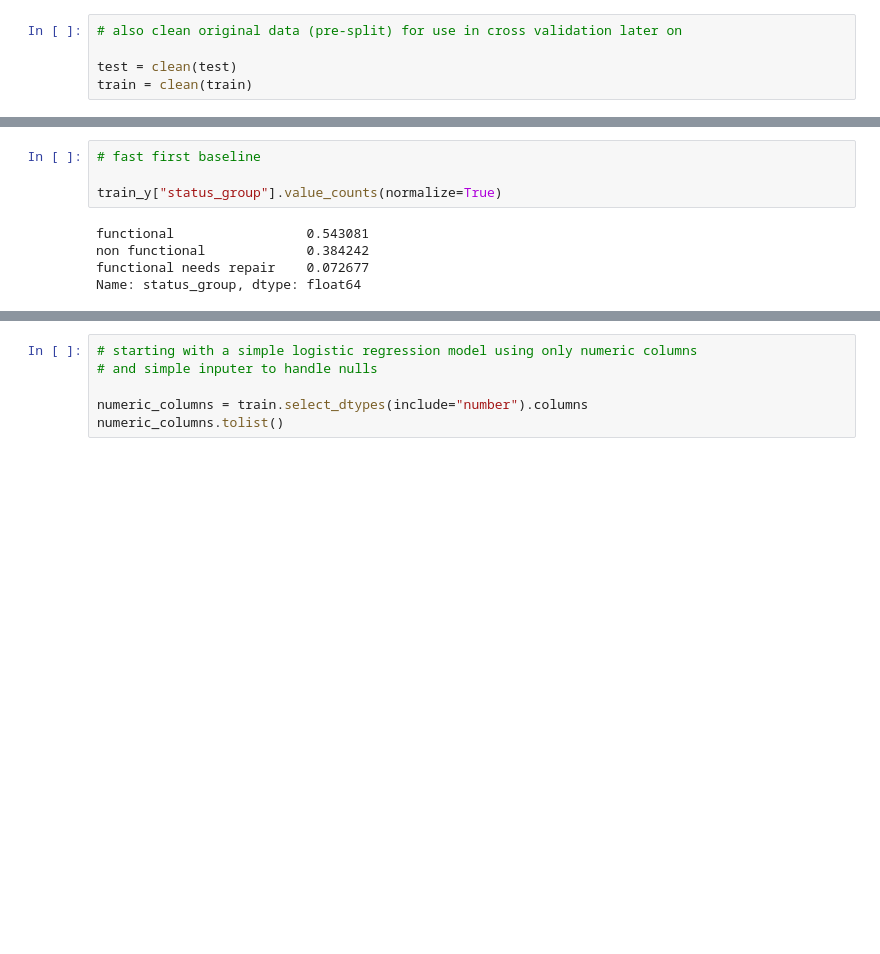
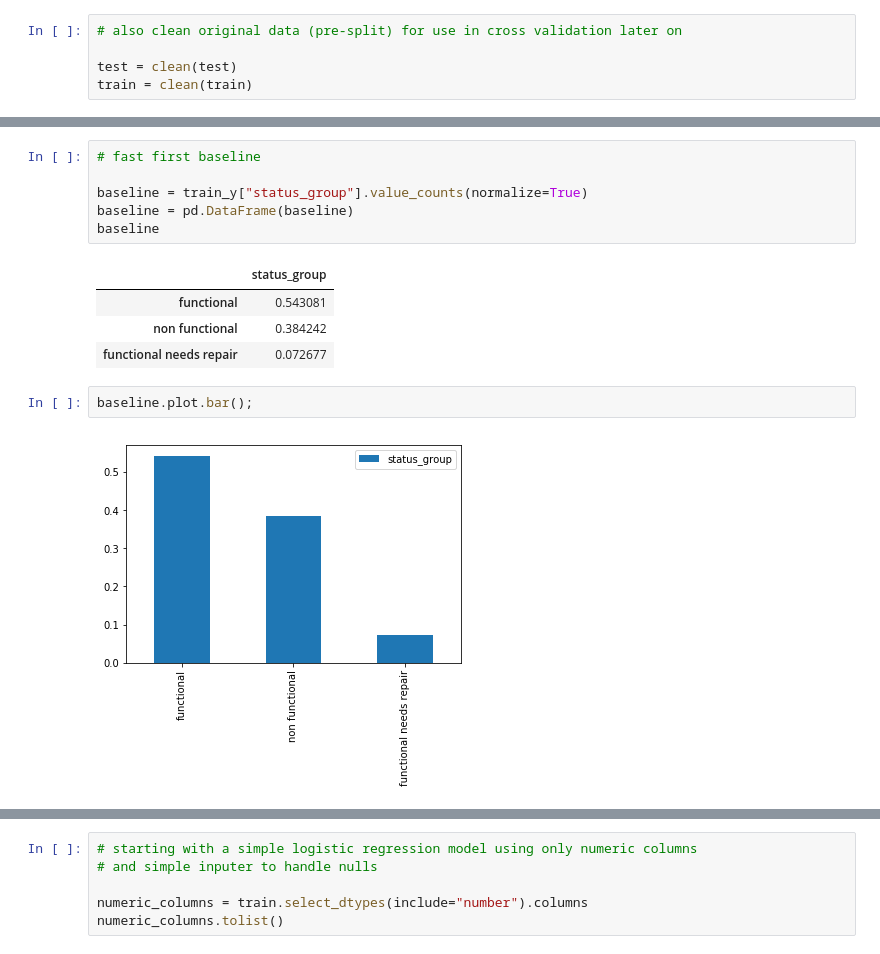
Before and after one commit to livjab/DS3-Kaggle-Comptetion, a Jupyter notebook: Kaggle_competition_final_notebook.ipynb, the cells around one changed output, grey strips where cells are left out. Cells and saved outputs as stored; diff of their text form; blank space fills up the shorter version.

```diff
--- a/Kaggle_competition_final_notebook.ipynb
+++ b/Kaggle_competition_final_notebook.ipynb
@@ -102,9 +102,15 @@ train.shape, test.shape
 # %%
 # fast first baseline
 
-train_y["status_group"].value_counts(normalize=True)
+baseline = train_y["status_group"].value_counts(normalize=True)
+baseline = pd.DataFrame(baseline)
+baseline
 # %% [output]
-functional                 0.543081
-non functional             0.384242
-functional needs repair    0.072677
-Name: status_group, dtype: float64
+|  | status_group |
+| functional | 0.543081 |
+| non functional | 0.384242 |
+| functional needs repair | 0.072677 |
+# %%
+baseline.plot.bar();
+# %% [output]
+[figure, added]
```
Also changed, not shown: parts of 13 cells of this notebook.
